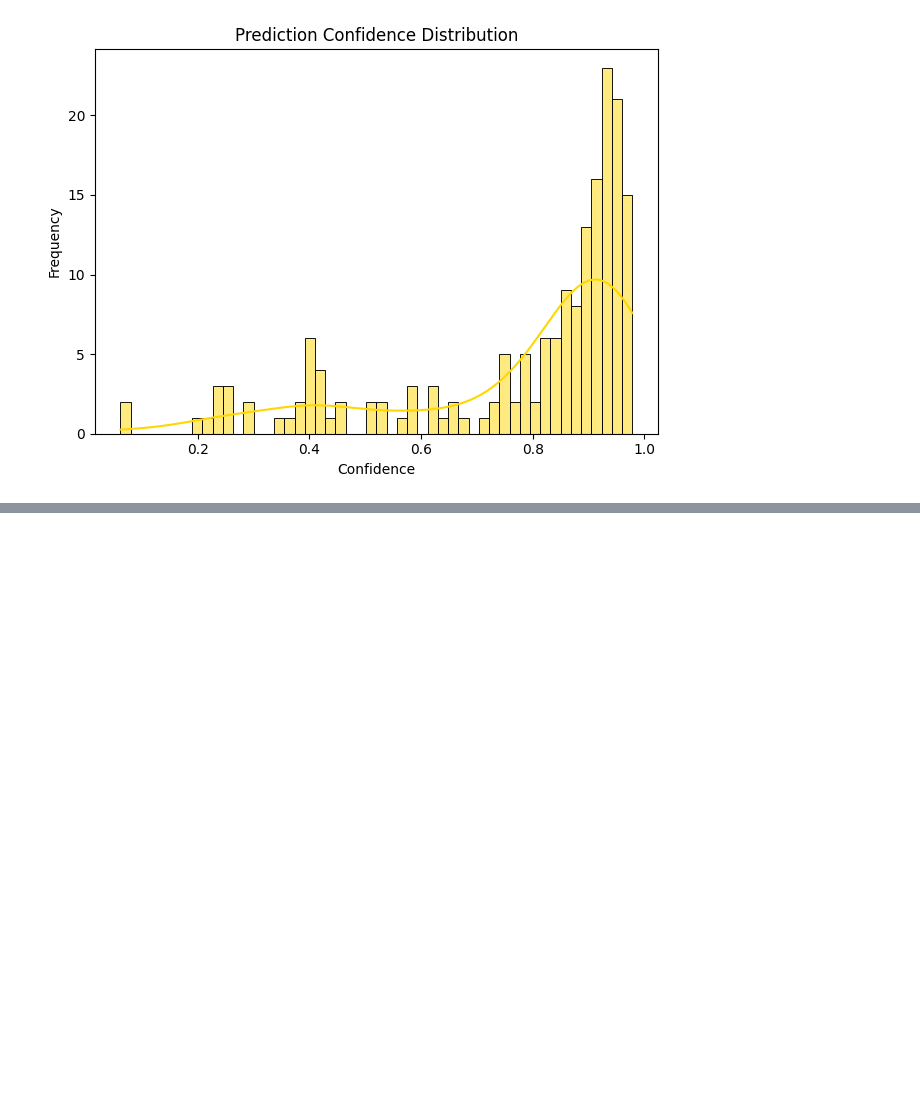
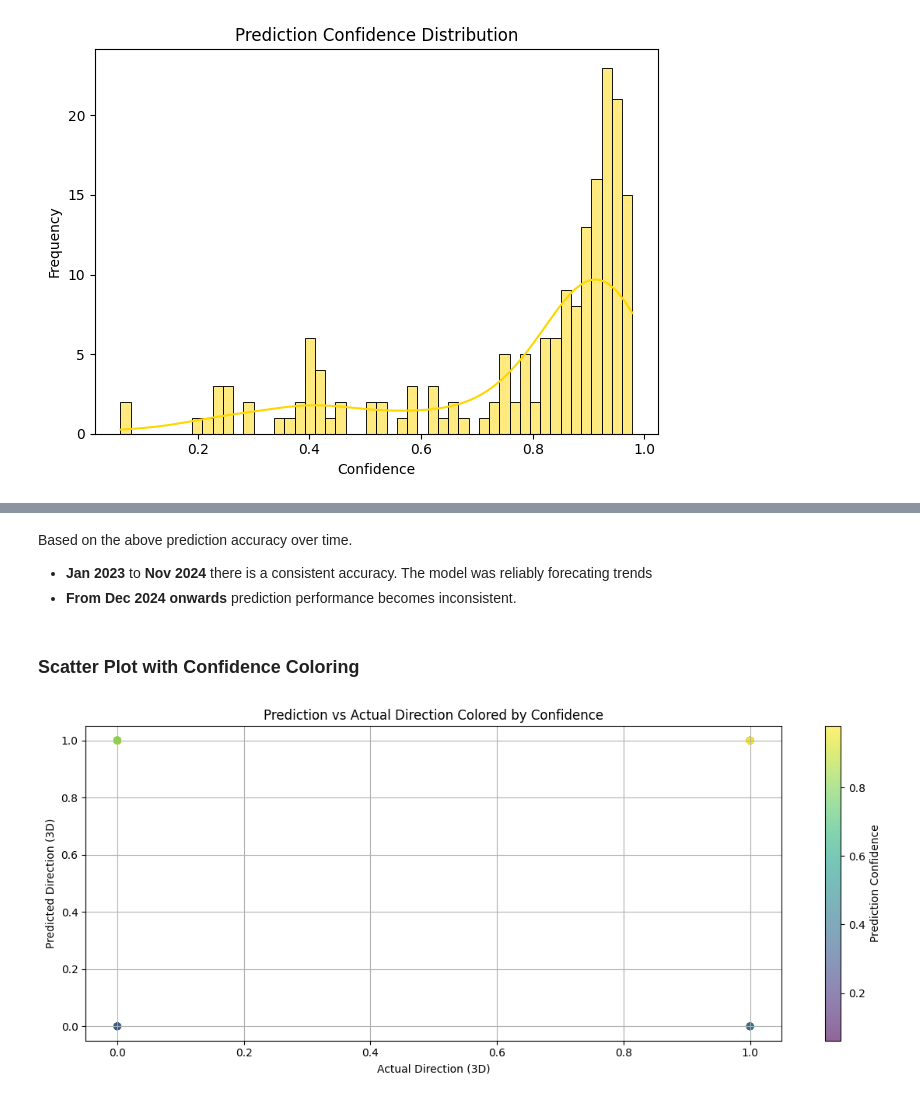
Before and after one commit to mittushaji25/crypto-xrp-analysis, a Jupyter notebook: notebooks/04_forecasting_and_prediction_models.ipynb, the cells around one changed output, grey strips where cells are left out. Drawn from its saved outputs; the diff is of its cells as text; code cells hidden in the pictures; blank space fills up the shorter version.

```diff
--- a/notebooks/04_forecasting_and_prediction_models.ipynb
+++ b/notebooks/04_forecasting_and_prediction_models.ipynb
@@ -254,0 +226,23 @@ xrp_data[confidence_cols].to_csv(
+# %% [markdown]
+Based on the above prediction accuracy over time.
+
+- **Jan 2023** to **Nov 2024** there is a consistent accuracy. The model  was reliably forecating trends
+- **From Dec 2024 onwards** prediction performance becomes inconsistent.
+# %% [markdown]
+### Scatter Plot with Confidence Coloring
+# %%
+plt.figure(figsize=(12,5))
+scatter = plt.scatter(x=xrp_data['price_direction_3d'],
+                      y=xrp_data['model_prediction_3d'],
+                      c=xrp_data['prediction_prob'],
+                      cmap='viridis',
+                      alpha=0.6)
+plt.colorbar(scatter, label='Prediction Confidence')
+plt.xlabel('Actual Direction (3D)')
+plt.ylabel('Predicted Direction (3D)')
+plt.title('Prediction vs Actual Direction Colored by Confidence')
+plt.grid(True)
+plt.tight_layout()
+plt.show()
+# %% [output]
+[figure, added]
```
Also changed, not shown: parts of 12 cells of this notebook.
